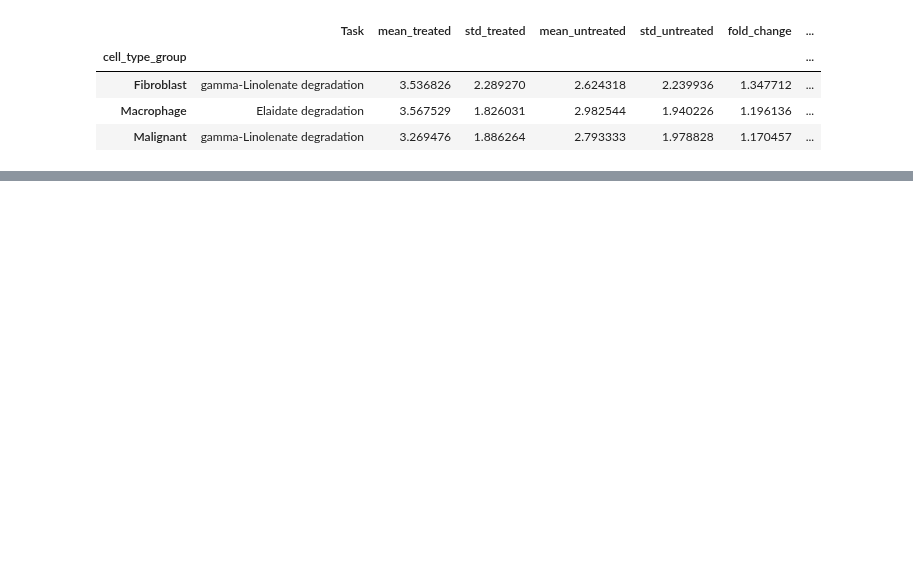
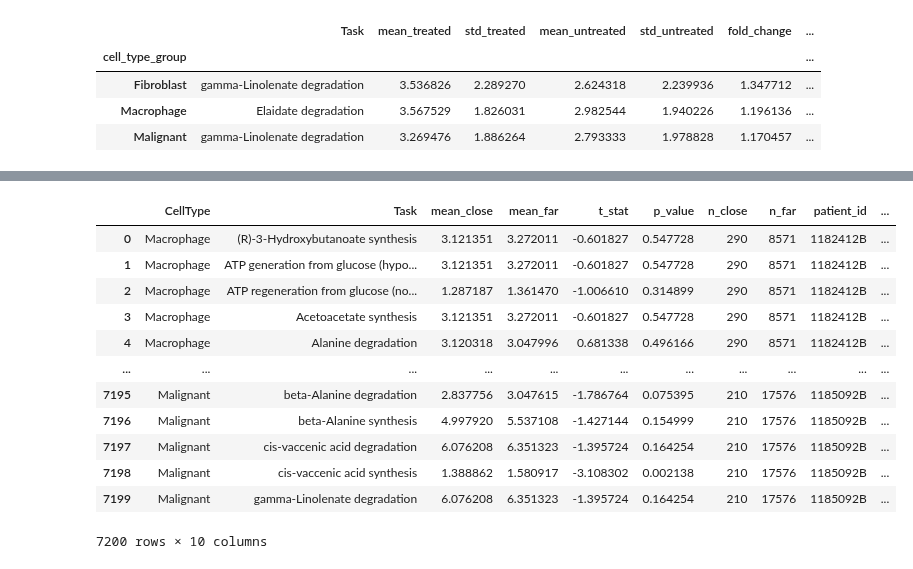
Before and after one commit to sadeghetemad/nanostring-cosmx-spatial-omics-modeling, a Jupyter notebook: notebooks/1_latest/1_taks_analysis.ipynb, the cells around one changed output, grey strips where cells are left out. Cells and saved outputs as stored; diff of their text form; code cells hidden in the pictures; blank space fills up the shorter version.

```diff
--- a/notebooks/1_latest/1_taks_analysis.ipynb
+++ b/notebooks/1_latest/1_taks_analysis.ipynb
@@ -962,0 +1145,18 @@ plt.show()
+# %%
+df_ttest_tnk = run_ttest_all_patients(input_root = output_root,
+                                      infiltration_thr = THRESHOLD)
+df_ttest_tnk
+# %% [output]
+|  | CellType | Task | mean_close | mean_far | t_stat | p_value | n_close | n_far | patient_id | ... |
+| 0 | Macrophage | (R)-3-Hydroxybutanoate synthesis | 3.121351 | 3.272011 | -0.601827 | 0.547728 | 290 | 8571 | 1182412B | ... |
+| 1 | Macrophage | ATP generation from glucose (hypo... | 3.121351 | 3.272011 | -0.601827 | 0.547728 | 290 | 8571 | 1182412B | ... |
+| 2 | Macrophage | ATP regeneration from glucose (no... | 1.287187 | 1.361470 | -1.006610 | 0.314899 | 290 | 8571 | 1182412B | ... |
+| 3 | Macrophage | Acetoacetate synthesis | 3.121351 | 3.272011 | -0.601827 | 0.547728 | 290 | 8571 | 1182412B | ... |
+| 4 | Macrophage | Alanine degradation | 3.120318 | 3.047996 | 0.681338 | 0.496166 | 290 | 8571 | 1182412B | ... |
+| ... | ... | ... | ... | ... | ... | ... | ... | ... | ... | ... |
+| 7195 | Malignant | beta-Alanine degradation | 2.837756 | 3.047615 | -1.786764 | 0.075395 | 210 | 17576 | 1185092B | ... |
+| 7196 | Malignant | beta-Alanine synthesis | 4.997920 | 5.537108 | -1.427144 | 0.154999 | 210 | 17576 | 1185092B | ... |
+| 7197 | Malignant | cis-vaccenic acid degradation | 6.076208 | 6.351323 | -1.395724 | 0.164254 | 210 | 17576 | 1185092B | ... |
+| 7198 | Malignant | cis-vaccenic acid synthesis | 1.388862 | 1.580917 | -3.108302 | 0.002138 | 210 | 17576 | 1185092B | ... |
+| 7199 | Malignant | gamma-Linolenate degradation | 6.076208 | 6.351323 | -1.395724 | 0.164254 | 210 | 17576 | 1185092B | ... |
+7200 rows × 10 columns
```
Also changed, not shown: parts of 34 cells of this notebook.
